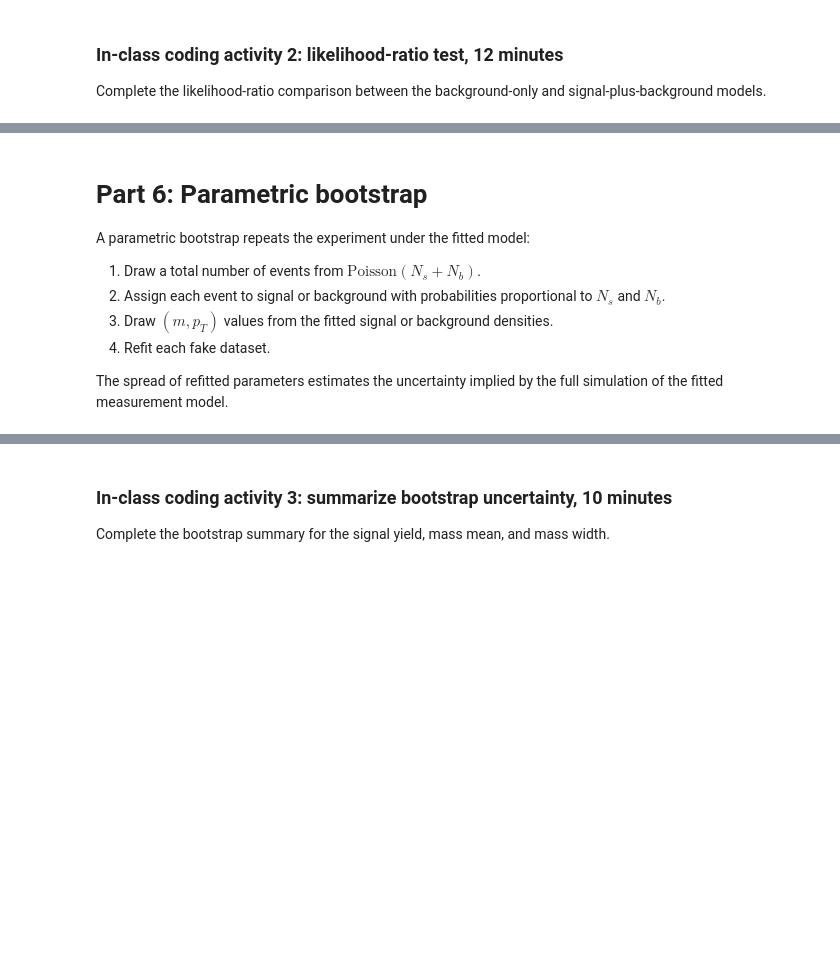
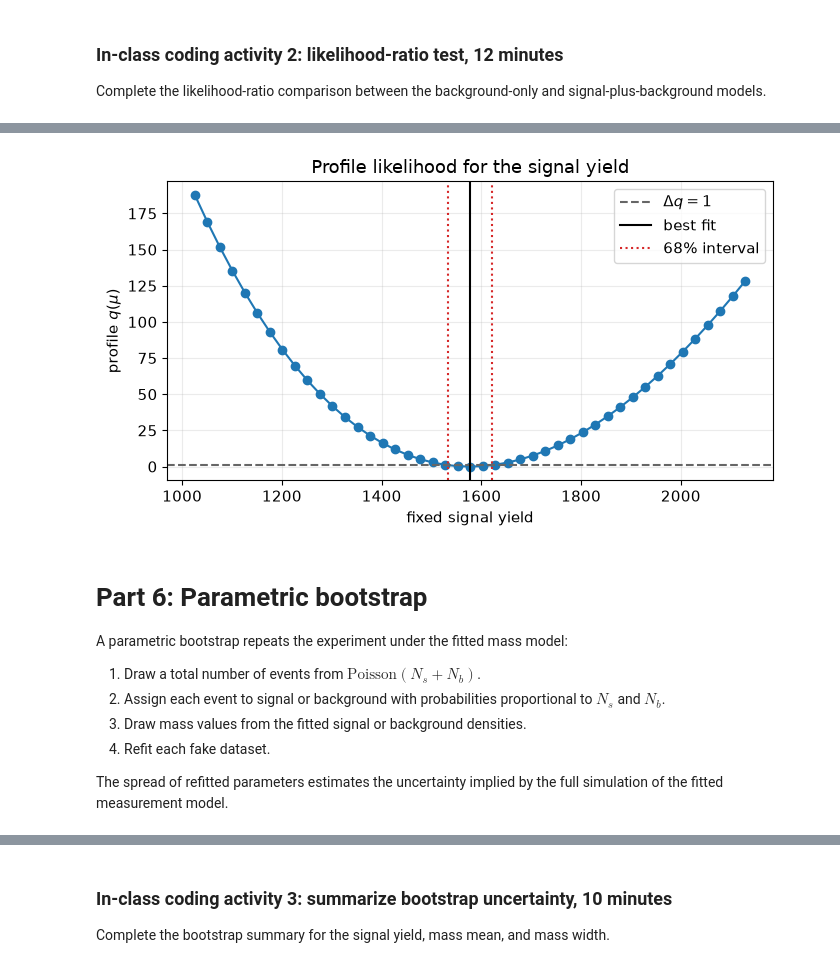
Before and after one commit to jrstevenjlab/gradcompphys, a Jupyter notebook: lectures/lecture08_9_22_26_bootstrap_jackknife_uncertainty.ipynb, the cells around one changed output, grey strips where cells are left out. Cells and saved outputs as stored; diff of their text form; code cells hidden in the pictures; blank space fills up the shorter version.

```diff
--- a/lectures/lecture08_9_22_26_bootstrap_jackknife_uncertainty.ipynb
+++ b/lectures/lecture08_9_22_26_bootstrap_jackknife_uncertainty.ipynb
@@ -321,8 +334,6 @@ initial_full_parameters = np.array([
     3.09,            # J/psi mass mean, GeV
     np.log(0.035),   # mass width, GeV
     np.log(0.7),     # background mass slope
-    np.log(0.06),    # signal pT slope
-    np.log(0.07),    # background pT slope
 ])
 
 full_parameter_bounds = [
@@ -331,8 +342,6 @@ full_parameter_bounds = [
     (3.0, 3.2),
     (np.log(0.010), np.log(0.20)),
     (np.log(0.001), np.log(20.0)),
-    (np.log(0.001), np.log(2.0)),
-    (np.log(0.001), np.log(2.0)),
 ]
 
 full_fit_result = minimize(
@@ -543,11 +633,25 @@ covariance_summary
+# %%
+fig, ax = plt.subplots(figsize=(7, 4))
+ax.plot(profile_signal_yield["signal_yield"], profile_signal_yield["profile_q"], "o-")
+ax.axhline(1.0, color="0.4", ls="--", label=r"$\Delta q=1$")
+ax.axvline(best_signal_yield, color="black", lw=1.5, label="best fit")
+ax.axvline(profile_lower, color="C3", ls=":", label="68% interval")
+ax.axvline(profile_upper, color="C3", ls=":")
+ax.set_xlabel("fixed signal yield")
+ax.set_ylabel(r"profile $q(\mu)$")
+ax.set_title("Profile likelihood for the signal yield")
+ax.legend()
+fig.tight_layout()
+# %% [output]
+[figure, added]
 # %% [markdown]
 # Part 6: Parametric bootstrap
 
-A parametric bootstrap repeats the experiment under the fitted model:
+A parametric bootstrap repeats the experiment under the fitted mass model:
 
 1. Draw a total number of events from $\mathrm{Poisson}(N_s+N_b)$.
 2. Assign each event to signal or background with probabilities proportional to $N_s$ and $N_b$.
-3. Draw $(m,p_T)$ values from the fitted signal or background densities.
+3. Draw mass values from the fitted signal or background densities.
 4. Refit each fake dataset.
 
 The spread of refitted parameters estimates the uncertainty implied by the full simulation of the fitted measurement model.
```
Also changed, not shown: parts of 32 cells of this notebook, 2 other files.
